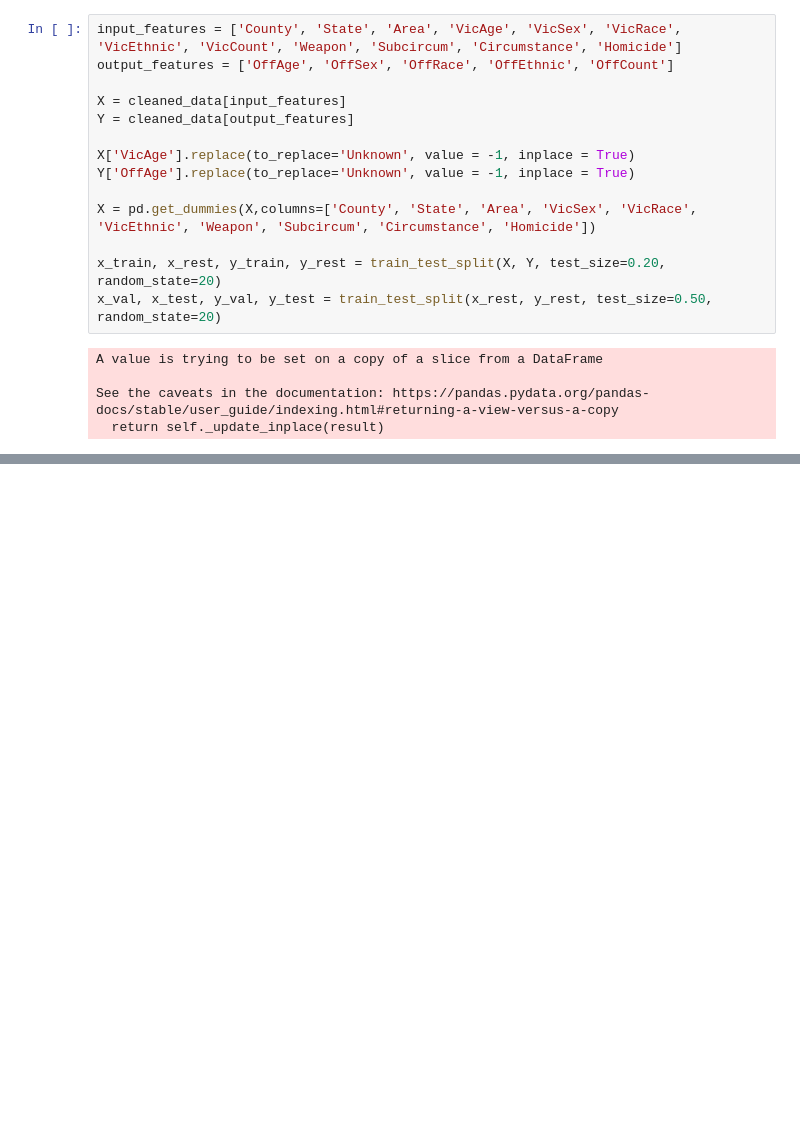
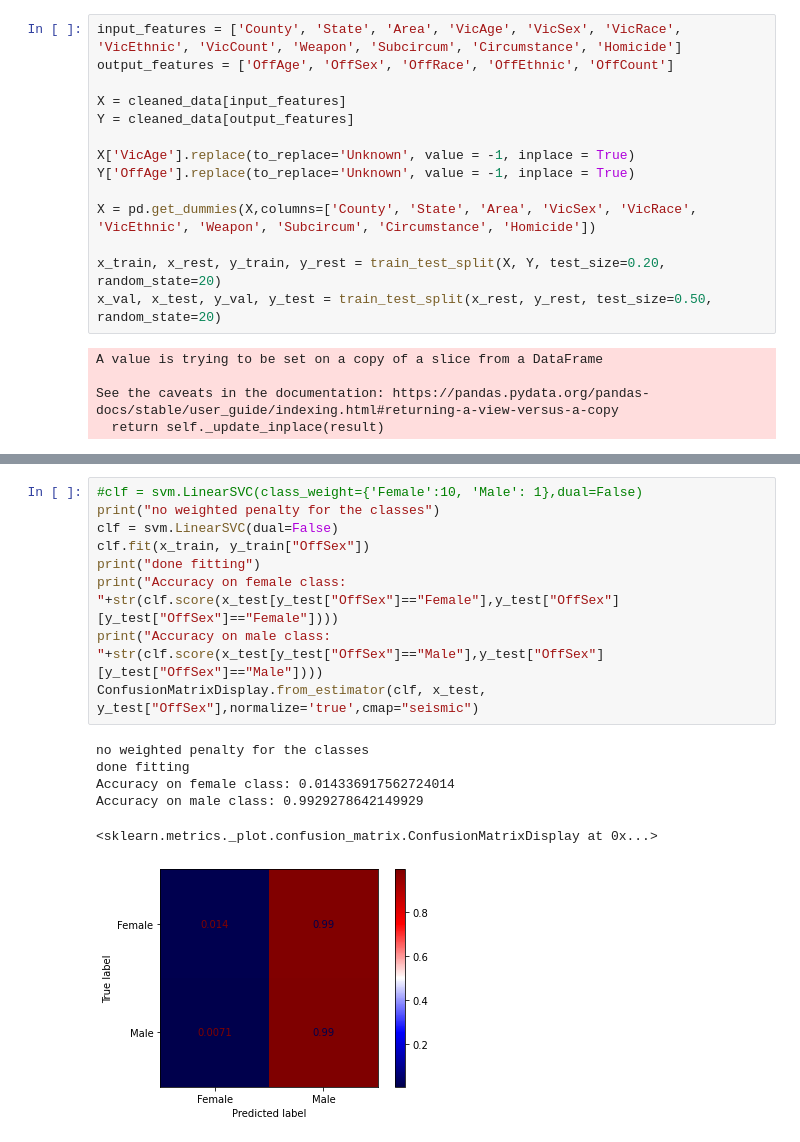
Before and after one commit to lougau92/MA1-Development-of-XAI-based-framework-to-Understand-Predict-and-Link-Homicides, a Jupyter notebook: svm_single_feature.ipynb, the cells around one changed output, grey strips where cells are left out. Cells and saved outputs as stored; diff of their text form; blank space fills up the shorter version.

```diff
--- a/svm_single_feature.ipynb
+++ b/svm_single_feature.ipynb
@@ -37,3 +38,19 @@ print(len(y_test[y_test["OffSex"]=="Male"])/len(y_test))
+# %%
+#clf = svm.LinearSVC(class_weight={'Female':10, 'Male': 1},dual=False)
+print("no weighted penalty for the classes")
+clf = svm.LinearSVC(dual=False)
+clf.fit(x_train, y_train["OffSex"])
+print("done fitting")
+print("Accuracy on female class: "+str(clf.score(x_test[y_test["OffSex"]=="Female"],y_test["OffSex"][y_test["OffSex"]=="Female"])))
+print("Accuracy on male class: "+str(clf.score(x_test[y_test["OffSex"]=="Male"],y_test["OffSex"][y_test["OffSex"]=="Male"])))
+ConfusionMatrixDisplay.from_estimator(clf, x_test, y_test["OffSex"],normalize='true',cmap="seismic")
+# %% [output]
+no weighted penalty for the classes
+done fitting
+Accuracy on female class: 0.014336917562724014
+Accuracy on male class: 0.9929278642149929
+<sklearn.metrics._plot.confusion_matrix.ConfusionMatrixDisplay at 0x...>
+[figure, added]
 # %%
 import random
 def genetic_weight_search(n_pop,n_iter,tree,classes,x_train,y_train,x_val,y_val):
```
Also changed, not shown: parts of 9 cells of this notebook.
